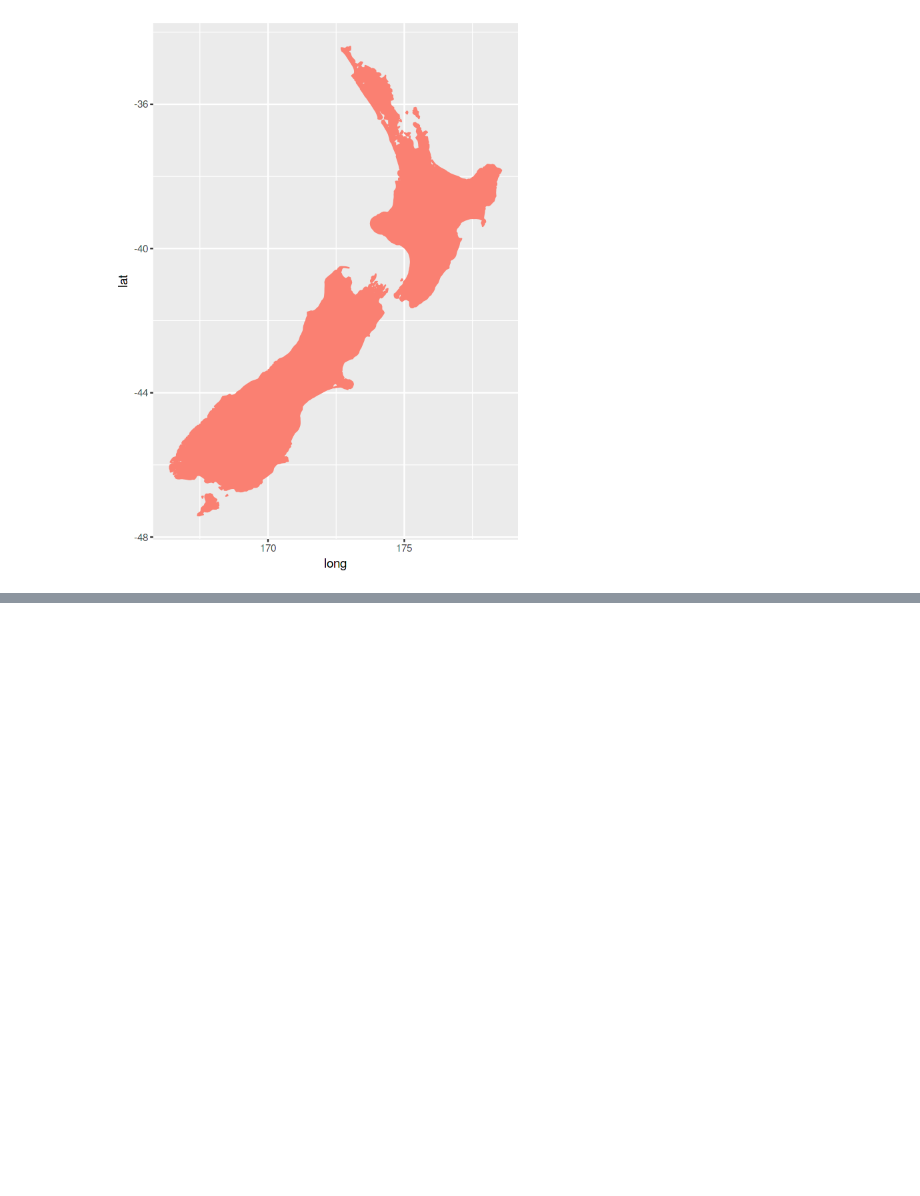
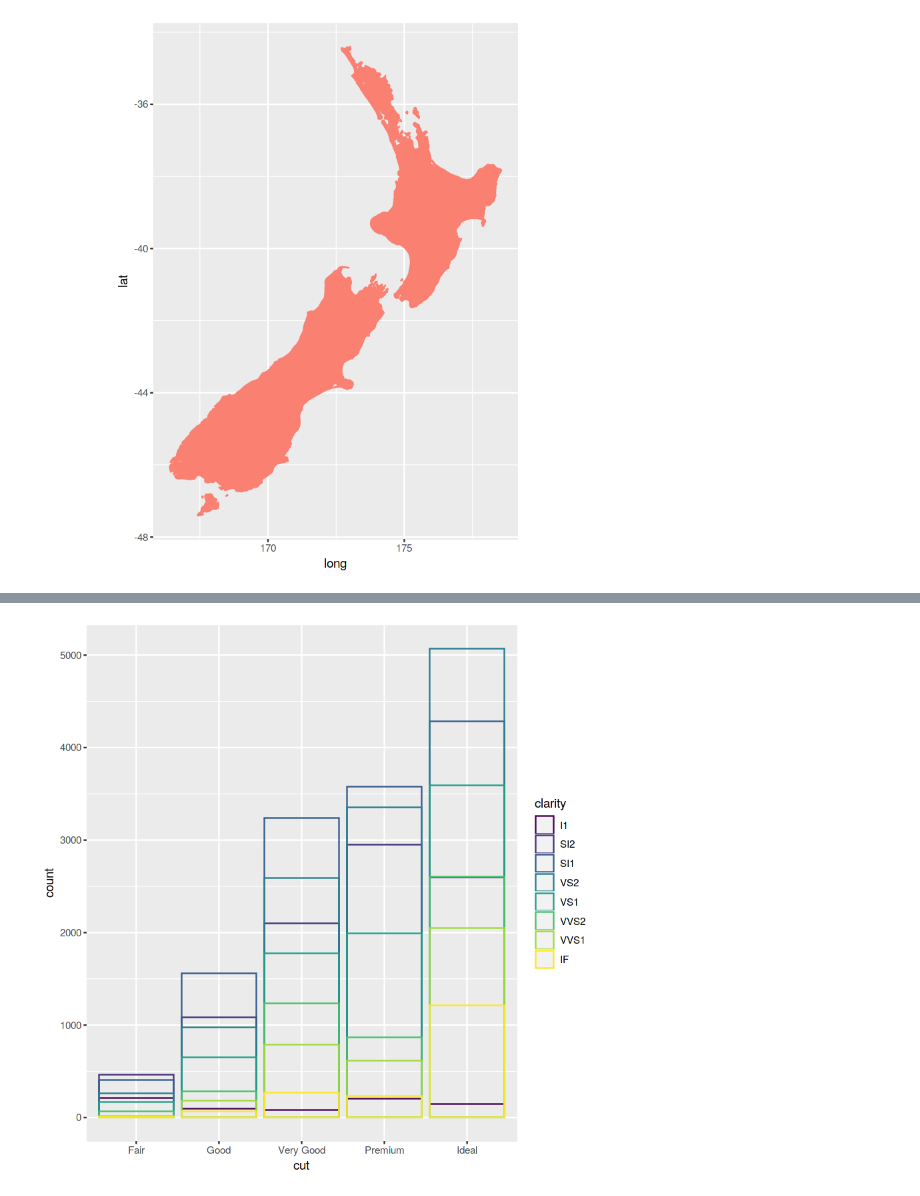
Before and after one commit to foreverloop/oneoff-example-code, a Jupyter notebook: R-basic-syntax.ipynb, the cells around one changed output, grey strips where cells are left out. Saved outputs shown, nothing was run; the diff lists cells and outputs as text; code cells hidden in the pictures; blank space fills up the shorter version.

```diff
--- a/R-basic-syntax.ipynb
+++ b/R-basic-syntax.ipynb
@@ -121,0 +139,6 @@ coord_quickmap()
+# %%
+#wireframes only
+ggplot(data = diamonds, mapping = aes(x = cut, color = clarity)) +
+geom_bar(fill = NA, position = 'identity')
+# %% [output]
+[figure, added]
```
Also changed, not shown: parts of 15 cells of this notebook.
